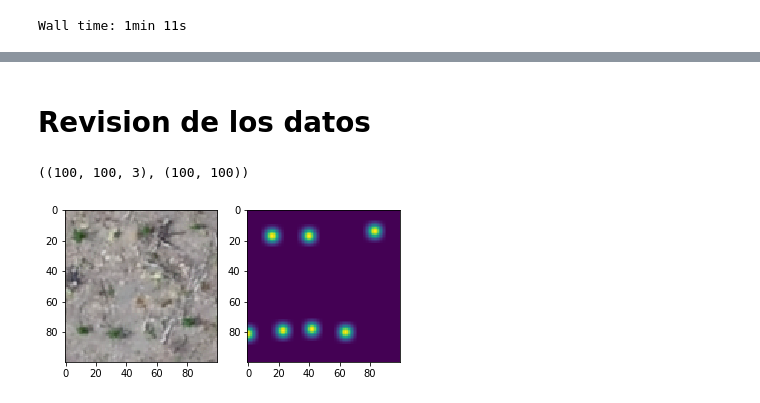
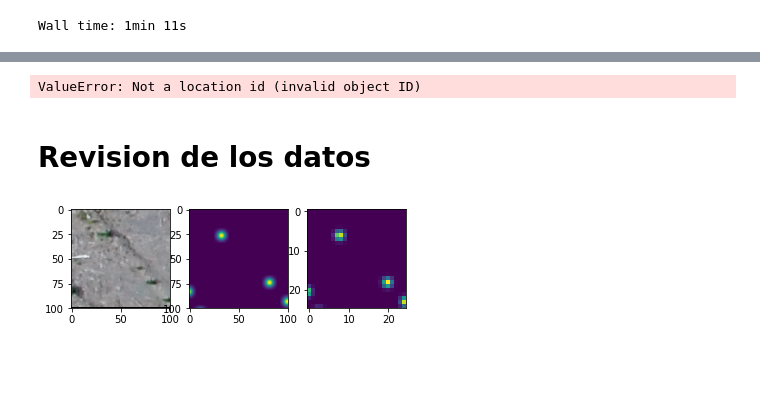
Before and after one commit to dirodriguezm/AraucoNursery, a Jupyter notebook: corte_ventanas_h5.ipynb, the cells around one changed output, grey strips where cells are left out. Cells and saved outputs as stored; diff of their text form; code cells hidden in the pictures; blank space fills up the shorter version.

```diff
--- a/corte_ventanas_h5.ipynb
+++ b/corte_ventanas_h5.ipynb
@@ -113,17 +20,26 @@ def get_coordenadas(raster,puntos,url_salida,nombre):
 # %%
+
+os.chdir('/media/daniel/Respaldo/Memoria/Codigo/AraucoNursery/')
 # linux = '/media/daniel/Respaldo/Memoria/Codigo Memoria/'
-windows = 'D:/Memoria/Codigo Memoria/'
-url_imagen = windows + 'CONTEO_SATELITE/imagenes/corte_pequeño.tif'
+
+# windows = 'D:/Memoria/Codigo Memoria/'
+# url_imagen = windows + 'CONTEO_SATELITE/imagenes/corte_pequeño.tif'
 # corte = 'D:/Memoria/Codigo Memoria/CONTEO_SATELITE/corte_pequeño.shp'
 # shp = windows + 'CONTEO_SATELITE/puntos_arboles/40050_pira_2017_arb.shp'
 # rotados = 'D:/Memoria/Codigo Memoria/CONTEO_SATELITE/puntos_rotados/puntos_rotados.shp'
-rotados = 'D:/Memoria/Codigo Memoria/CONTEO_SATELITE/puntos_cortados.shp'
-# url_salida = "/home/diego/Proyecto Vivero/train2"
-# url_imagen = 'D:/Memoria/Codigo/AraucoNursery/PROYECTOS/VIVERO/imagenes/rotado_cortado.tif'
-# shp = 'D:/Memoria/Codigo/AraucoNursery/PROYECTOS/VIVERO/puntos_rotados/test.shp'
-url_salida = "D:/Memoria/Codigo Memoria/train/"+str(datetime.datetime.now().day)+"/"
-url_salida_png = "D:/Memoria/Codigo Memoria/train/"+str(datetime.datetime.now().day)+"/png/"
-url_salida_tiff = "D:/Memoria/Codigo Memoria/train/"+str(datetime.datetime.now().day)+"/tiff/"
-url_salida_shp = "D:/Memoria/Codigo Memoria/train/"+str(datetime.datetime.now().day)+"/shp/"
+# rotados = 'D:/Memoria/Codigo Memoria/CONTEO_SATELITE/puntos_cortados.shp'
+
+# url_imagen = "/media/daniel/Respaldo/Memoria/Codigo/AraucoNursery/PROYECTOS/CONTEO_SATELITE/imagenes/corte_pequeño.tif"
+# rotados = "/media/daniel/Respaldo/Memoria/Codigo/AraucoNursery/PROYECTOS/CONTEO_SATELITE/puntos_rotados.shp"
+
+# url_imagen = "D:/Memoria/Codigo/AraucoNursery/PROYECTOS/CONTEO_SATELITE/imagenes/corte_pequeño.tif"
+url_imagen = "/media/daniel/Respaldo/Memoria/Codigo/AraucoNursery/PROYECTOS/CONTEO_SATELITE/imagenes/corte_pequeño.tif"
+
+rotados = "/media/daniel/Respaldo/Memoria/Codigo/AraucoNursery/PROYECTOS/CONTEO_SATELITE/puntos_cortados.shp"
+
+url_salida = "train/"+str(datetime.datetime.now().day)+"/"
+url_salida_png = "train/"+str(datetime.datetime.now().day)+"/png/"
+url_salida_tiff = "train/"+str(datetime.datetime.now().day)+"/tiff/"
+url_salida_shp = "train/"+str(datetime.datetime.now().day)+"/shp/"
 archivo_h5_cuentas = url_salida+'/data_cuentas.h5'
 archivo_h5_mapa = url_salida+'/data_mapa.h5'
@@ -376,29 +286,30 @@ Wall time: 496 µs
 Vset = hf.create_dataset(
         name= "density_model",
         data=densidades,
-        shape=(n_lista_mapa,HEIGHT/4,WIDTH/4),
+        shape=(n_lista_mapa,HEIGHT/factor_reduccion,WIDTH/factor_reduccion),
         compression="gzip",
         compression_opts=9)
+# %% [output]
+ValueError: Not a location id (invalid object ID)
 # %%
 hf.close()
 # %% [markdown]
 # Revision de los datos
 # %%
-numero = 1521
+numero = 100
 
-with h5py.File('D:/Memoria/Codigo Memoria/train/29/data_mapa.h5', 'r') as hf:
+with h5py.File('D:/Memoria/Codigo/AraucoNursery/train/3/data_mapa.h5', 'r') as hf:
     imagen = hf["images"][numero]
     densidad = hf["density"][numero]
+    densidad_chica =hf["density_model"][numero]
-# %%
-imagen.shape,densidad.shape
-# %% [output]
-((100, 100, 3), (100, 100))
 # %%
 plt.figure()
-plt.subplot(121)
+plt.subplot(131)
 plt.imshow(imagen)
-plt.subplot(122)
+plt.subplot(132)
 plt.imshow(densidad)
+plt.subplot(133)
+plt.imshow(densidad_chica)
 plt.show()
 # %% [output]
-[figure, old version]
+[figure, new version]
```
Also changed, not shown: parts of 27 cells of this notebook, 6 other files.
